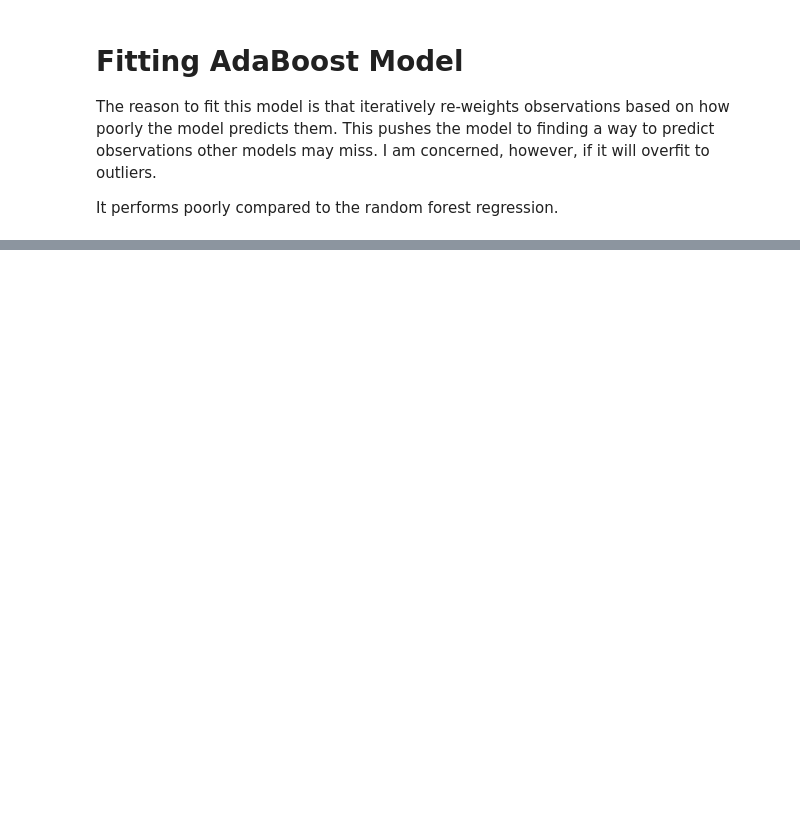
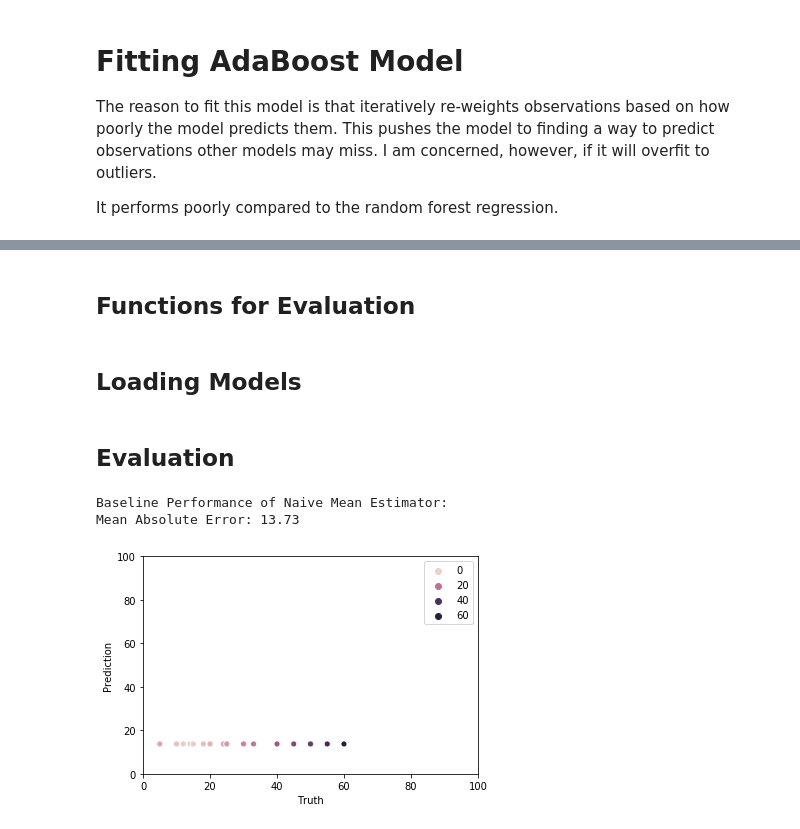
Before and after one commit to lmgibson/MyRate, a Jupyter notebook: notebooks/modeling/model_training.ipynb, the cells around one changed output, grey strips where cells are left out. Cells and saved outputs as stored; diff of their text form; code cells hidden in the pictures; blank space fills up the shorter version.

```diff
--- a/notebooks/modeling/model_training.ipynb
+++ b/notebooks/modeling/model_training.ipynb
@@ -80,7 +80,19 @@ analysis_dt = analysis_dt.fillna(0)
 # Cleaning avg_word_length and bio_word count
 analysis_dt.loc[analysis_dt['bio_length'] == 0, ['bio_word_count','avg_word_length']] = 0
 
-# Removing Crazy Outliers
-analysis_dt.drop(analysis_dt[analysis_dt['hourly_rate'] > 100].index, inplace = True)
+# Removing inactive users
+analysis_dt = analysis_dt.loc[analysis_dt['has_quote'] == 1, :]
 analysis_dt.shape
+
+# Removing crazy outliers
+analysis_dt = analysis_dt.loc[analysis_dt['hourly_rate'] < 100, :]
+
+# Final Cleaning
+analysis_dt = analysis_dt.drop(['num_skills','earnings_per_month',
+                                'hours_worked', 'worked_pst_yr',
+                                'hours_worked_pr_mnth','has_quote'], axis = 1)
+analysis_dt = analysis_dt.drop(analysis_dt.columns[15:65], axis = 1)
+
+# Last check
+analysis_dt.shape
 # %% [output]
@@ -98,7 +124,7 @@ X = np.array(analysis_dt)
 # %%
 # Creating train and test splits
 X_train, X_test, y_train, y_test = train_test_split(
-    X, y, test_size=0.2, random_state=42)
+    X, y, test_size=0.1, random_state=42)
 # %% [markdown]
 # Modeling - XGBoost
 # %%
@@ -468,0 +486,2 @@ Fitting 5 folds for each of 60 candidates, totalling 300 fits
+# %% [markdown]
+## Functions for Evaluation
@@ -468,0 +561,2 @@ Fitting 5 folds for each of 60 candidates, totalling 300 fits
+# %% [markdown]
+## Loading Models
@@ -468,0 +579,9 @@ Fitting 5 folds for each of 60 candidates, totalling 300 fits
+# %% [markdown]
+## Evaluation
+# %%
+pred_baseline = baseline_performance(y_train, y_test)
+plot_preds_truth(x = y_test, y = pred_baseline)
+# %% [output]
+Baseline Performance of Naive Mean Estimator:
+Mean Absolute Error: 13.73
+[figure, added]
```
Also changed, not shown: parts of 20 cells of this notebook, 8 other files.
